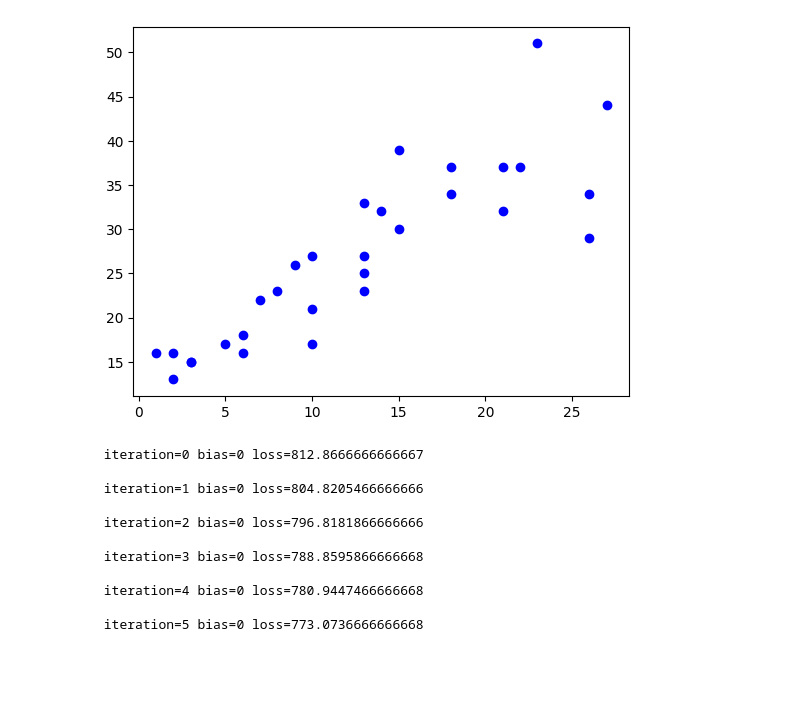
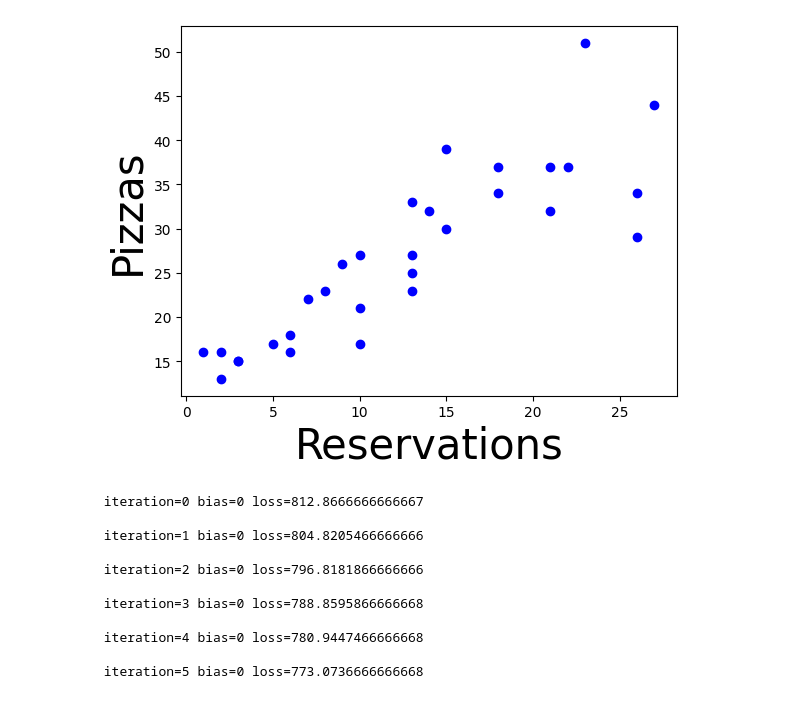
Before and after one commit to DanyelMorales/MLLearneerRepo, a Jupyter notebook: LinearRegressionWithAnimation_bias.ipynb, the cells around one changed output. Saved outputs shown, nothing was run; the diff lists cells and outputs as text; code cells hidden in the pictures; blank space fills up the shorter version.

```diff
--- a/LinearRegressionWithAnimation_bias.ipynb
+++ b/LinearRegressionWithAnimation_bias.ipynb
@@ -4,35 +4,41 @@
 import numpy as np
 import matplotlib.pyplot as plt
 from IPython.display import display, clear_output
 import seaborn as sns
 
+
+xLabel = "Reservations"
+yLabel = "Pizzas"
+
+
 plt.ion()
 fig = plt.figure()
 ax = fig.add_subplot(1, 1, 1)
 
 X,Y =np.loadtxt("https://raw.githubusercontent.com/DanyelMorales/MLLearneerRepo/main/dataset/pizza.txt",skiprows=1, unpack=True)
-
+plt.xlabel(xLabel, fontsize=30)
+plt.ylabel(yLabel,fontsize=30)
 ax.plot(X,Y, "bo")
 
 def graph(X1,Y1, id):
     ax.set_xlim(0, id)
     ax.cla()
     ax.plot(X1,Y1, "bo")
     line1, = ax.plot(X1,X1, 'b-')
     display(fig)
     clear_output(wait = True)
     plt.pause(0.5)
     return line1
 
 
 def updateLine(X1,Y1,theLine):
     theLine.set_ydata(Y1)
     theLine.set_xdata(X1)
     display(fig)
     clear_output(wait = True)
     #plt.pause(0.5)
 # %% [output]
-[figure, old version]
+[figure, new version]
 # %%
 def showHistory(X,Y,historyW, step=2):
   theLine=graph(X,Y,1)
```
